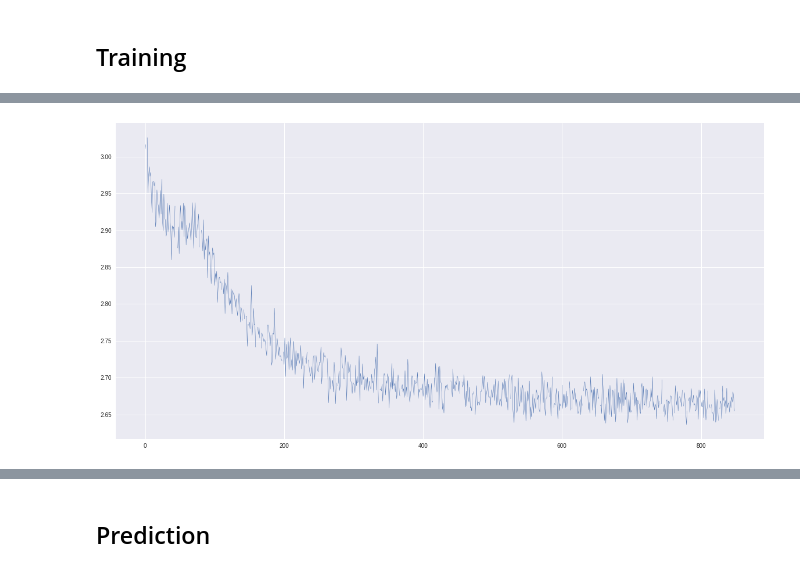
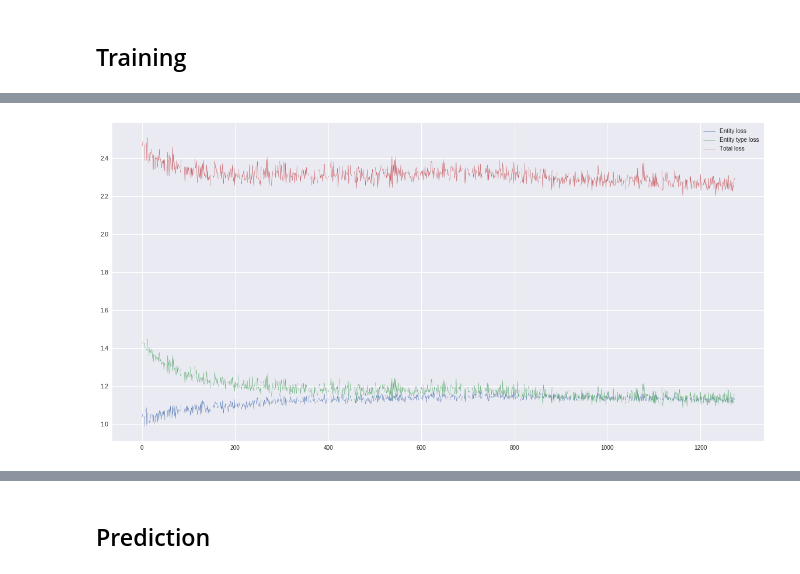
Before and after one commit to kohjingyu/hidden-markov-model, a Jupyter notebook: Part5.ipynb, the cells around one changed output, grey strips where cells are left out. Saved outputs shown, nothing was run; the diff lists cells and outputs as text; code cells hidden in the pictures.

Commit message:
Update word2vec training with regularization and MTL

```diff
--- a/Part5.ipynb
+++ b/Part5.ipynb
@@ -446,3 +445,0 @@ label_weights = np.asarray(list(label_weights.values())).reshape(-1, 1)
-# %%
-weights = label_weights * count_weights
-assert weights.shape == (len(states), 1)
@@ -448,0 +448,11 @@ assert weights.shape == (len(states), 1)
+# %%
+def make_weights(counts, min_weight=0.2):
+    weights = np.asarray(counts)
+    weights = 1 / weights
+    weights /= np.max(weights)
+    weights = np.maximum(min_weight, weights)
+    weights = weights.reshape(-1, 1)
+    return weights
+
+w1 = make_weights(list(entities.values()))
+w1
@@ -448,0 +463,3 @@ assert weights.shape == (len(states), 1)
+# %%
+w2 = make_weights(list(entity_types.values()))
+w2
@@ -529,29 +577,33 @@ y_true = train_labels[0]
 np.mean(np.array(y_pred) == np.array(y_true))
 # %%
 checkpoints = []  # save model weights after every epoch
-losses  = []
+losses_1, losses_2, losses = [], [], []
 scores = []
 
 n_iters = len(X_train) // batch_size
 for i in trange(n_epochs):
     for j in trange(n_iters, leave=False):
         batch_indices = np.random.choice(np.arange(len(X_train)), size=batch_size)
-        batch_losses = []
+        batch_losses_1, batch_losses_2, batch_losses = [], [], []
         batch_grads = tuple(np.zeros_like(weight) for weight in model)
+
         for k in batch_indices:
-            x, y = X_train[k], y_train[k]
-            loss, grad = backward(*model, x=x, y=y)
+            x, y1, y2 = X_train[k], y1_train[k], y2_train[k]
+            loss1, loss2, loss, grad = backward(*model, x=x, y1=y1, y2=y2)
 
+            batch_losses_1.append(loss1)
+            batch_losses_2.append(loss2)
             batch_losses.append(loss)
             for error, batch_error in zip(grad, batch_grads):
-                batch_error += error  # accumulate all grads
+                batch_error += error  # accumulate all grads in batch
         # average loss and gradients
+        losses_1.append(np.mean(batch_losses_1))
+        losses_2.append(np.mean(batch_losses_2))
         losses.append(np.mean(batch_losses))
         for errors, weight in zip(batch_grads, model):
             weight -= lr * errors / batch_size
 
-    lr *= 1.0  # lr decay
-    scores.append(get_scores(*model, X=X_val))
+    scores.append(get_scores(*model, entity_mapping=entity_mapping, entity_type_mapping=entity_type_mapping, X=X_val))
     checkpoints.append(tuple(weights.copy() for weights in model))
 # %% [output]
 [interactive output not drawn]
@@ -570,8 +622,11 @@ for i in trange(n_epochs):
 # %%
 plt.figure(figsize=(20, 10))
-plt.plot(np.arange(len(losses)), losses, linewidth=0.5);  # overall training loss
+plt.plot(np.arange(len(losses_1)), losses_1, linewidth=0.5, label='Entity loss')
+plt.plot(np.arange(len(losses_2)), losses_2, linewidth=0.5, label='Entity type loss')
+plt.plot(np.arange(len(losses)), losses, linewidth=0.5, label='Total loss')
+plt.legend();
 # %% [output]
-[figure, old version]
+[figure, new version]
 # %%
 f_entity = [tup[0][-1] for tup in scores]
 f_type = [tup[1][-1] for tup in scores]
```
Also changed, not shown: parts of 48 cells of this notebook.
